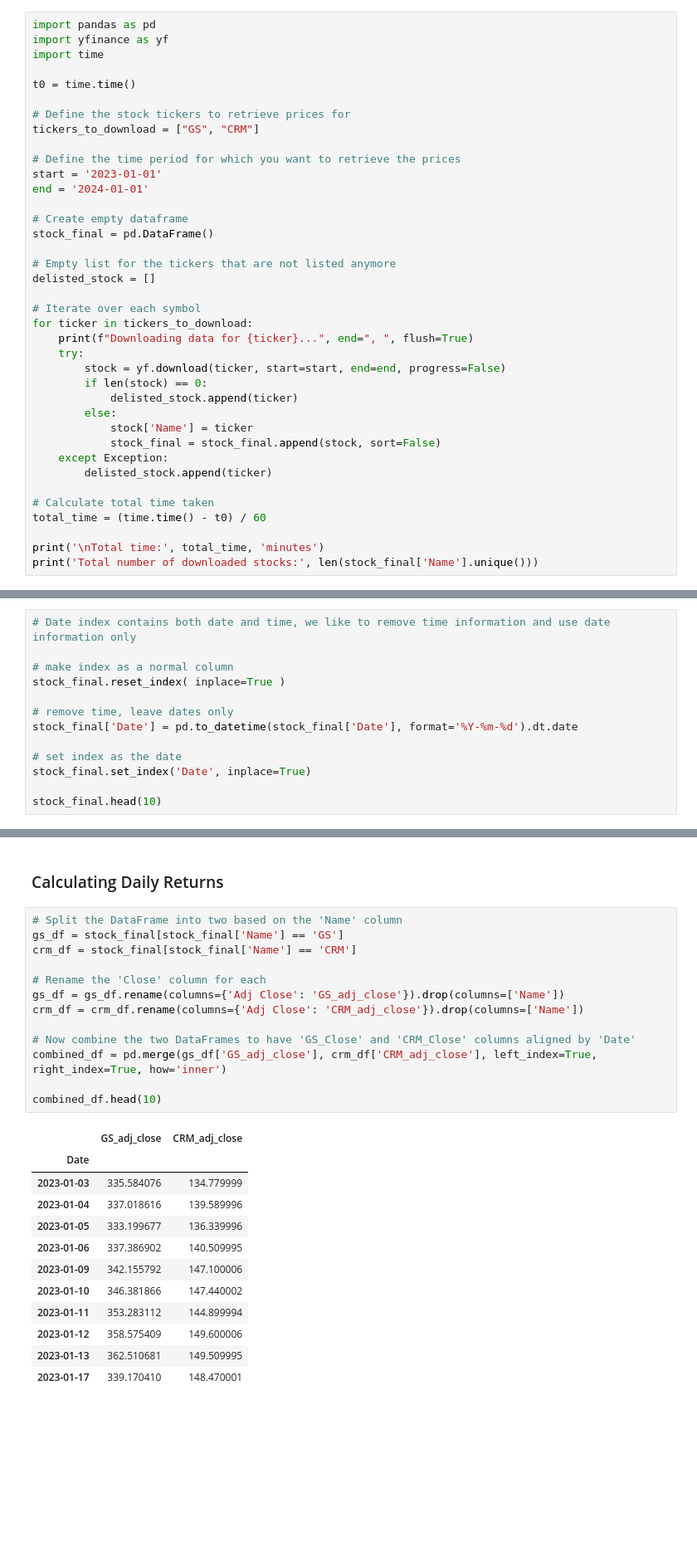
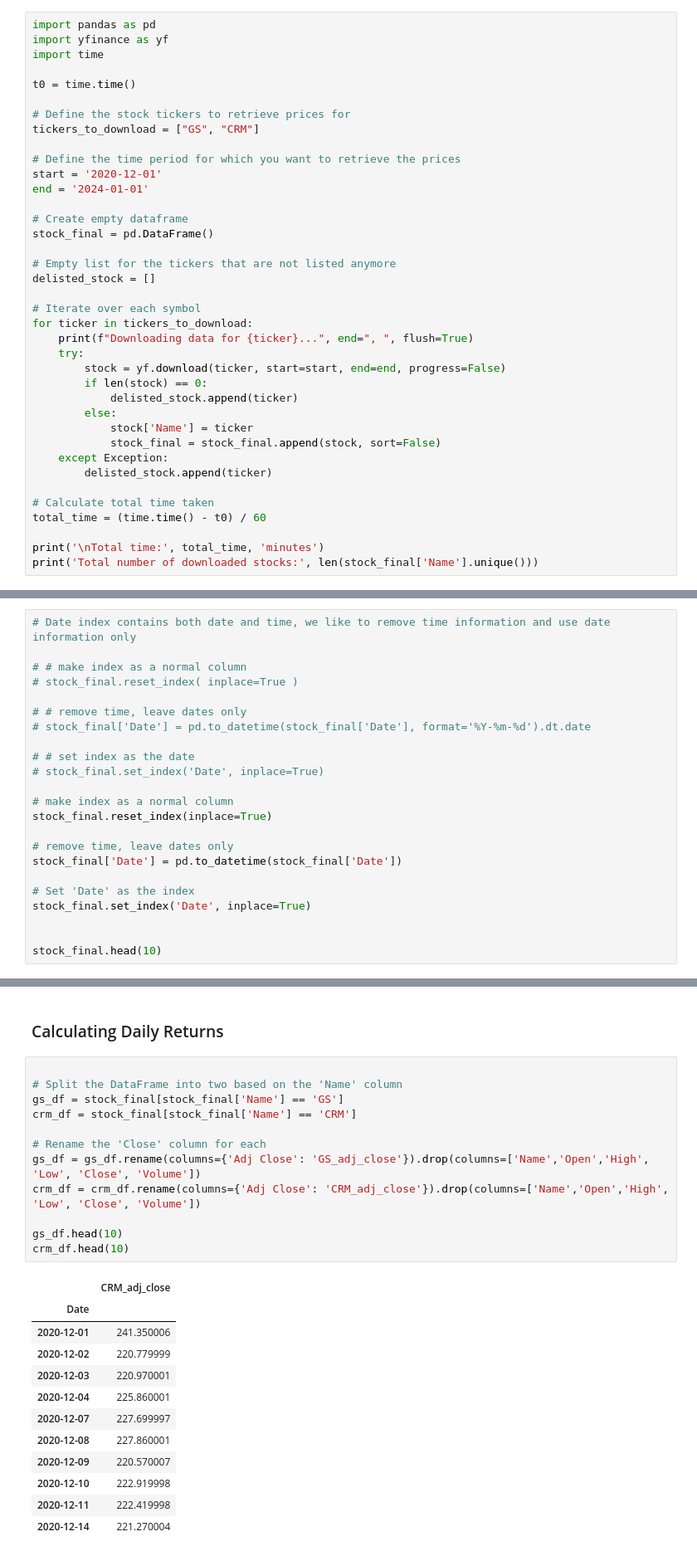
Before and after one commit to BennySlingshot/Financial-Machine-Learning, a Jupyter notebook: Financial-Machine-Learning.ipynb, the cells around one changed output, grey strips where cells are left out. Shown at 83% size. Saved outputs shown, nothing was run; the diff lists cells and outputs as text; blank space fills up the shorter version.

```diff
--- a/Financial-Machine-Learning.ipynb
+++ b/Financial-Machine-Learning.ipynb
@@ -124,7 +124,7 @@ t0 = time.time()
 tickers_to_download = ["GS", "CRM"]
 
 # Define the time period for which you want to retrieve the prices
-start = '2023-01-01'
+start = '2020-12-01'
 end = '2024-01-01'
 
 # Create empty dataframe
@@ -158,15 +158,25 @@ Total number of downloaded stocks: 2
 # %%
 # Date index contains both date and time, we like to remove time information and use date information only
 
+# # make index as a normal column
+# stock_final.reset_index( inplace=True )
+
+# # remove time, leave dates only
+# stock_final['Date'] = pd.to_datetime(stock_final['Date'], format='%Y-%m-%d').dt.date
+
+# # set index as the date
+# stock_final.set_index('Date', inplace=True)
+
 # make index as a normal column
-stock_final.reset_index( inplace=True )
+stock_final.reset_index(inplace=True)
 
 # remove time, leave dates only
-stock_final['Date'] = pd.to_datetime(stock_final['Date'], format='%Y-%m-%d').dt.date
+stock_final['Date'] = pd.to_datetime(stock_final['Date'])
 
-# set index as the date
+# Set 'Date' as the index
 stock_final.set_index('Date', inplace=True)
 
+
 stock_final.head(10)
 # %% [output]
 |  | Open | High | Low | Close | Adj Close | Volume | Name |
@@ -196,31 +206,30 @@ As part of this project I have to calculate the volatility as the standard devia
 # %% [markdown]
 ### Calculating Daily Returns
 # %%
+
 # Split the DataFrame into two based on the 'Name' column
 gs_df = stock_final[stock_final['Name'] == 'GS']
 crm_df = stock_final[stock_final['Name'] == 'CRM']
 
 # Rename the 'Close' column for each
-gs_df = gs_df.rename(columns={'Adj Close': 'GS_adj_close'}).drop(columns=['Name'])
-crm_df = crm_df.rename(columns={'Adj Close': 'CRM_adj_close'}).drop(columns=['Name'])
+gs_df = gs_df.rename(columns={'Adj Close': 'GS_adj_close'}).drop(columns=['Name','Open','High', 'Low', 'Close', 'Volume'])
+crm_df = crm_df.rename(columns={'Adj Close': 'CRM_adj_close'}).drop(columns=['Name','Open','High', 'Low', 'Close', 'Volume'])
 
-# Now combine the two DataFrames to have 'GS_Close' and 'CRM_Close' columns aligned by 'Date'
-combined_df = pd.merge(gs_df['GS_adj_close'], crm_df['CRM_adj_close'], left_index=True, right_index=True, how='inner')
-
-combined_df.head(10)
+gs_df.head(10)
+crm_df.head(10)
 # %% [output]
-|  | GS_adj_close | CRM_adj_close |
-| Date |  |  |
-| 2023-01-03 | 335.584076 | 134.779999 |
-| 2023-01-04 | 337.018616 | 139.589996 |
-| 2023-01-05 | 333.199677 | 136.339996 |
-| 2023-01-06 | 337.386902 | 140.509995 |
-| 2023-01-09 | 342.155792 | 147.100006 |
-| 2023-01-10 | 346.381866 | 147.440002 |
-| 2023-01-11 | 353.283112 | 144.899994 |
-| 2023-01-12 | 358.575409 | 149.600006 |
-| 2023-01-13 | 362.510681 | 149.509995 |
-| 2023-01-17 | 339.170410 | 148.470001 |
+|  | CRM_adj_close |
+| Date |  |
+| 2020-12-01 | 241.350006 |
+| 2020-12-02 | 220.779999 |
+| 2020-12-03 | 220.970001 |
+| 2020-12-04 | 225.860001 |
+| 2020-12-07 | 227.699997 |
+| 2020-12-08 | 227.860001 |
+| 2020-12-09 | 220.570007 |
+| 2020-12-10 | 222.919998 |
+| 2020-12-11 | 222.419998 |
+| 2020-12-14 | 221.270004 |
 # %%
 # Calculate the simple return and the log return
 # reference - Python for Finance
```
Also changed, not shown: parts of 12 cells of this notebook, 1 other file.
